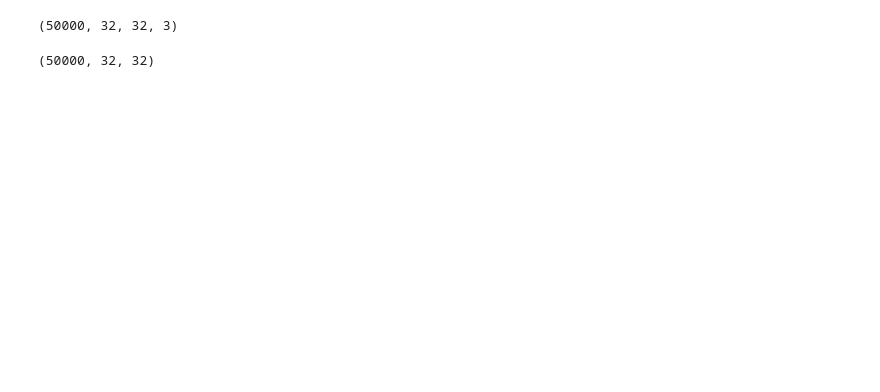
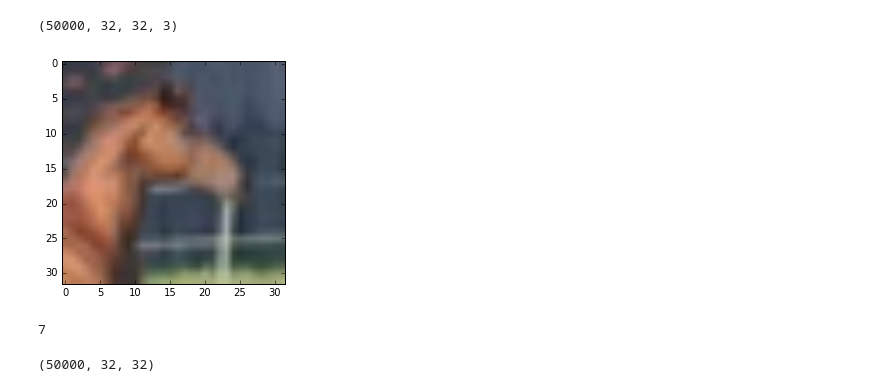
Before and after one commit to 1210461/CIFAR10, a Jupyter notebook: CIFAR10.ipynb, the cells around one changed output. Saved outputs shown, nothing was run; the diff lists cells and outputs as text; code cells hidden in the pictures; blank space fills up the shorter version.

```diff
--- a/CIFAR10.ipynb
+++ b/CIFAR10.ipynb
@@ -54,6 +53,14 @@ def shuffleData(X_tr, Y_tr):
     return X_tr, Y_tr
 # %%
 X_tr, Y_tr = shuffleData(X_tr, Y_tr)
+# %%
+#Checking if data looks okay after randomly shuffling
+plt.imshow(X_tr[9980])
+plt.show()
+print (Y_tr[9980])
+# %% [output]
+[figure, added]
+7
 # %%
 def rgb2gray(rgb):
     return np.dot(rgb[...,:3], [0.299, 0.587, 0.114])
```
Also changed, not shown: parts of 5 cells of this notebook.
